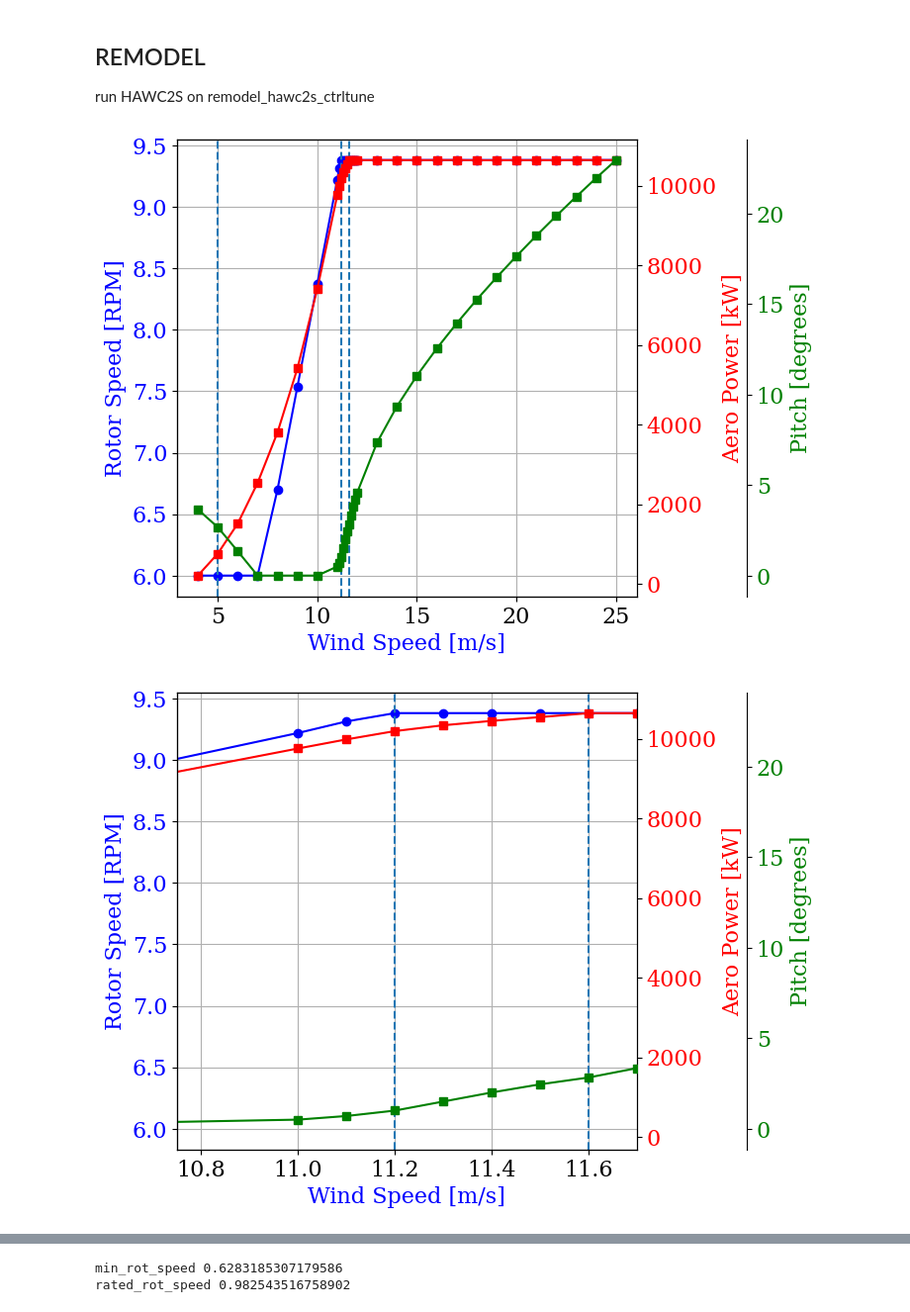
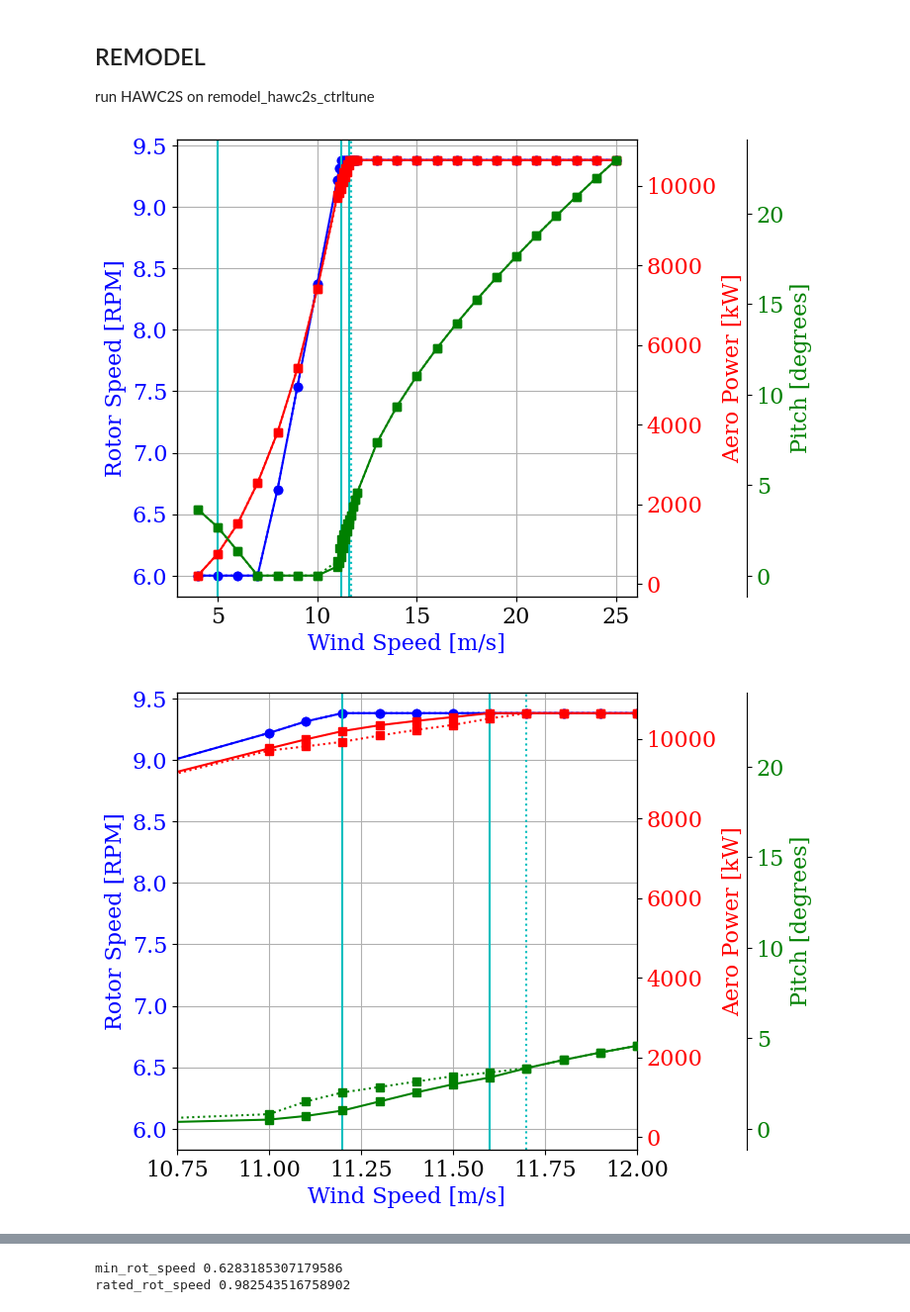
Before and after one commit to nicolaquaia/LAC_final, a Jupyter notebook: assignment_05/03_control.ipynb, the cells around one changed output, grey strips where cells are left out. Shown at 99% size. Cells and saved outputs as stored; diff of their text form; code cells hidden in the pictures.

```diff
--- a/assignment_05/03_control.ipynb
+++ b/assignment_05/03_control.ipynb
@@ -62,9 +85,11 @@ plt.show()
 ## REMODEL
 run HAWC2S on remodel_hawc2s_ctrltune
 # %%
-# evaluate regions
-redesign_path = 'remodel/res_hawc2s/remodel_hawc2s_ctrltune.pwr'
-redesign_data = load_pwr(redesign_path)
+# evaluate regions wit peak shaving
+
+redesign_data = load_pwr('remodel/res_hawc2s/remodel_hawc2s_ctrltune_smallShave.pwr')
+redesign_dat2 = load_pwr('remodel/res_hawc2s/remodel_hawc2s_ctrltune_largeShave.pwr')
+
 
 regions = [1,9,13,31]
 
@@ -72,6 +97,7 @@ fig, ax1 = plt.subplots(figsize=(6, 6))
 
 # Plot wind speed vs rotor speed
 ax1.plot(redesign_data['V_ms'], redesign_data['Speed_rpm'],  'b-o', label='Rotor Speed [RPM]')
+ax1.plot(redesign_dat2['V_ms'], redesign_dat2['Speed_rpm'],  'b:o', linestyle=':')
 ax1.set_ylabel('Rotor Speed [RPM]', color='b')
 ax1.set_xlabel('Wind Speed [m/s]', color='b')
 ax1.tick_params(axis='y', labelcolor='b')
@@ -79,54 +105,62 @@ ax1.tick_params(axis='y', labelcolor='b')
 # Create a second y-axis for aerodynamic power
 ax2 = ax1.twinx()
 ax2.plot(redesign_data['V_ms'], redesign_data['P_kW'], 'r-s', label='Aero Power [kW]')
+ax2.plot(redesign_dat2['V_ms'], redesign_dat2['P_kW'], 'r:s')
 ax2.set_ylabel('Aero Power [kW]', color='r')
 ax2.tick_params(axis='y', labelcolor='r')
 
 # Create a second y-axis for aerodynamic power
 ax3 = ax1.twinx()
 ax3.plot(redesign_data['V_ms'], redesign_data['Pitch_deg'], 'g-s', label='Pitch [degrees]')
+ax3.plot(redesign_dat2['V_ms'], redesign_dat2['Pitch_deg'], 'g:s')
 ax3.set_ylabel('Pitch [degrees]', color='g')
 ax3.tick_params(axis='y', labelcolor='g')
 ax3.spines['right'].set_position(('outward', 80))  # Offset by 120 points
 
 # add regions
 for i in regions[:-1]:
-    ax1.axvline(x=redesign_data['V_ms'][i], linestyle='--')
+    ax1.axvline(x=redesign_data['V_ms'][i], linestyle='-', color = 'c')
+ax1.axvline(x=redesign_data['V_ms'][14], linestyle=':', color = 'c')
 
 ax1.grid(True)
-#plt.savefig('3_1_redesign_control.pdf', format='pdf',bbox_inches='tight')
+plt.savefig('plots/ctr_control.pdf', format='pdf',bbox_inches='tight')
 plt.show()
 
 
 fig, ax1 = plt.subplots(figsize=(6, 6))
 
 # Plot wind speed vs rotor speed
 ax1.plot(redesign_data['V_ms'], redesign_data['Speed_rpm'],  'b-o', label='Rotor Speed [RPM]')
+ax1.plot(redesign_dat2['V_ms'], redesign_dat2['Speed_rpm'],  'b:o')
 ax1.set_ylabel('Rotor Speed [RPM]', color='b')
 ax1.set_xlabel('Wind Speed [m/s]', color='b')
 ax1.tick_params(axis='y', labelcolor='b')
 
 # Create a second y-axis for aerodynamic power
 ax2 = ax1.twinx()
 ax2.plot(redesign_data['V_ms'], redesign_data['P_kW'], 'r-s', label='Aero Power [kW]')
+ax2.plot(redesign_dat2['V_ms'], redesign_dat2['P_kW'], 'r:s')
 ax2.set_ylabel('Aero Power [kW]', color='r')
 ax2.tick_params(axis='y', labelcolor='r')
 
 # Create a second y-axis for aerodynamic power
 ax3 = ax1.twinx()
 ax3.plot(redesign_data['V_ms'], redesign_data['Pitch_deg'], 'g-s', label='Pitch [degrees]')
+ax3.plot(redesign_dat2['V_ms'], redesign_dat2['Pitch_deg'], 'g:s')
 ax3.set_ylabel('Pitch [degrees]', color='g')
 ax3.tick_params(axis='y', labelcolor='g')
 ax3.spines['right'].set_position(('outward', 80))  # Offset by 120 points
 
 # add regions
 for i in regions[:-1]:
-    ax1.axvline(x=redesign_data['V_ms'][i], linestyle='--')
+    ax1.axvline(x=redesign_data['V_ms'][i], linestyle='-', color = 'c')
+ax1.axvline(x=redesign_data['V_ms'][14], linestyle=':', color = 'c')
 
-ax1.set_xlim(10.75,11.7)
+
+ax1.set_xlim(10.75,12)
 ax1.grid(True)
-#plt.savefig('3_1_redesign_control_zoom.pdf', format='pdf',bbox_inches='tight')
+plt.savefig('plots/ctr_control_zoom.pdf', format='pdf',bbox_inches='tight')
 plt.show()
 # %% [output]
-[figure, old version]
+[figure, new version]
-[figure, old version]
+[figure, new version]
```
Also changed, not shown: parts of 17 cells of this notebook, 20 other files.
